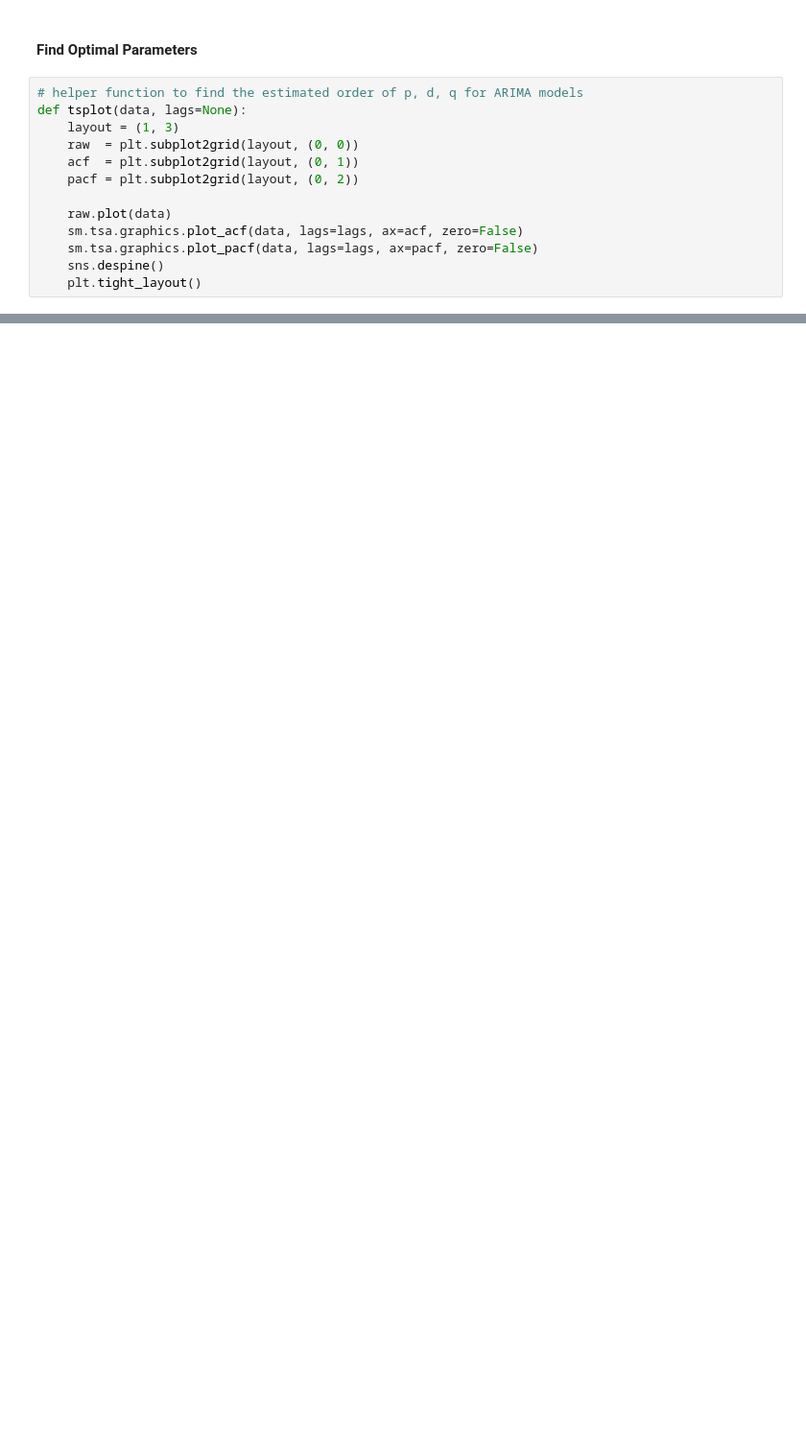
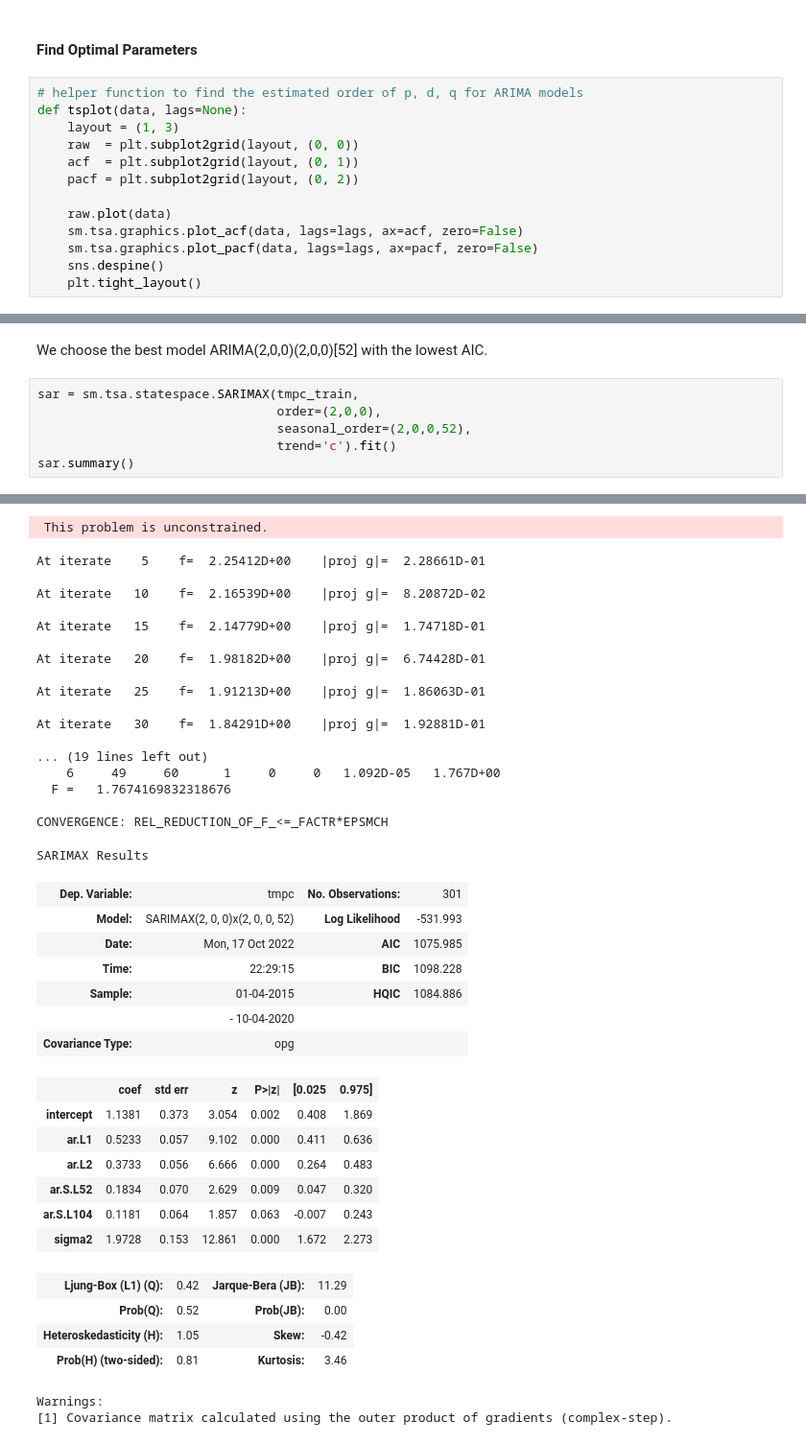
Before and after one commit to ChanningW2211/Data-Science-Project, a Jupyter notebook: Weather Forecast/weather_forecast.ipynb, the cells around one changed output, grey strips where cells are left out. Shown at 96% size. Cells and saved outputs as stored; diff of their text form; blank space fills up the shorter version.

```diff
--- a/Weather Forecast/weather_forecast.ipynb
+++ b/Weather Forecast/weather_forecast.ipynb
@@ -239,0 +268,9 @@ We can see from acf that the order of p should be under 5 and pacf that the orde
+# %% [markdown]
+We choose the best model ARIMA(2,0,0)(2,0,0)[52] with the lowest AIC.
+# %%
+sar = sm.tsa.statespace.SARIMAX(tmpc_train,
+                                order=(2,0,0),
+                                seasonal_order=(2,0,0,52),
+                                trend='c').fit()
+sar.summary()
+# %% [output]
@@ -239,0 +287,39 @@ We can see from acf that the order of p should be under 5 and pacf that the orde
+ This problem is unconstrained.
+At iterate    5    f=  2.25412D+00    |proj g|=  2.28661D-01
+
+At iterate   10    f=  2.16539D+00    |proj g|=  8.20872D-02
+
+At iterate   15    f=  2.14779D+00    |proj g|=  1.74718D-01
+
+At iterate   20    f=  1.98182D+00    |proj g|=  6.74428D-01
+
+At iterate   25    f=  1.91213D+00    |proj g|=  1.86063D-01
+
+At iterate   30    f=  1.84291D+00    |proj g|=  1.92881D-01
+
+... (19 lines left out)
+    6     49     60      1     0     0   1.092D-05   1.767D+00
+  F =   1.7674169832318676
+
+CONVERGENCE: REL_REDUCTION_OF_F_<=_FACTR*EPSMCH
+SARIMAX Results
+| Dep. Variable: | tmpc | No. Observations: | 301 |
+| Model: | SARIMAX(2, 0, 0)x(2, 0, 0, 52) | Log Likelihood | -531.993 |
+| Date: | Mon, 17 Oct 2022 | AIC | 1075.985 |
+| Time: | 22:29:15 | BIC | 1098.228 |
+| Sample: | 01-04-2015 | HQIC | 1084.886 |
+|  | - 10-04-2020 |  |  |
+| Covariance Type: | opg |  |  |
+|  | coef | std err | z | P>|z| | [0.025 | 0.975] |
+| intercept | 1.1381 | 0.373 | 3.054 | 0.002 | 0.408 | 1.869 |
+| ar.L1 | 0.5233 | 0.057 | 9.102 | 0.000 | 0.411 | 0.636 |
+| ar.L2 | 0.3733 | 0.056 | 6.666 | 0.000 | 0.264 | 0.483 |
+| ar.S.L52 | 0.1834 | 0.070 | 2.629 | 0.009 | 0.047 | 0.320 |
+| ar.S.L104 | 0.1181 | 0.064 | 1.857 | 0.063 | -0.007 | 0.243 |
+| sigma2 | 1.9728 | 0.153 | 12.861 | 0.000 | 1.672 | 2.273 |
+| Ljung-Box (L1) (Q): | 0.42 | Jarque-Bera (JB): | 11.29 |
+| Prob(Q): | 0.52 | Prob(JB): | 0.00 |
+| Heteroskedasticity (H): | 1.05 | Skew: | -0.42 |
+| Prob(H) (two-sided): | 0.81 | Kurtosis: | 3.46 |
+Warnings:
+[1] Covariance matrix calculated using the outer product of gradients (complex-step).
```
Also changed, not shown: parts of 20 cells of this notebook.
